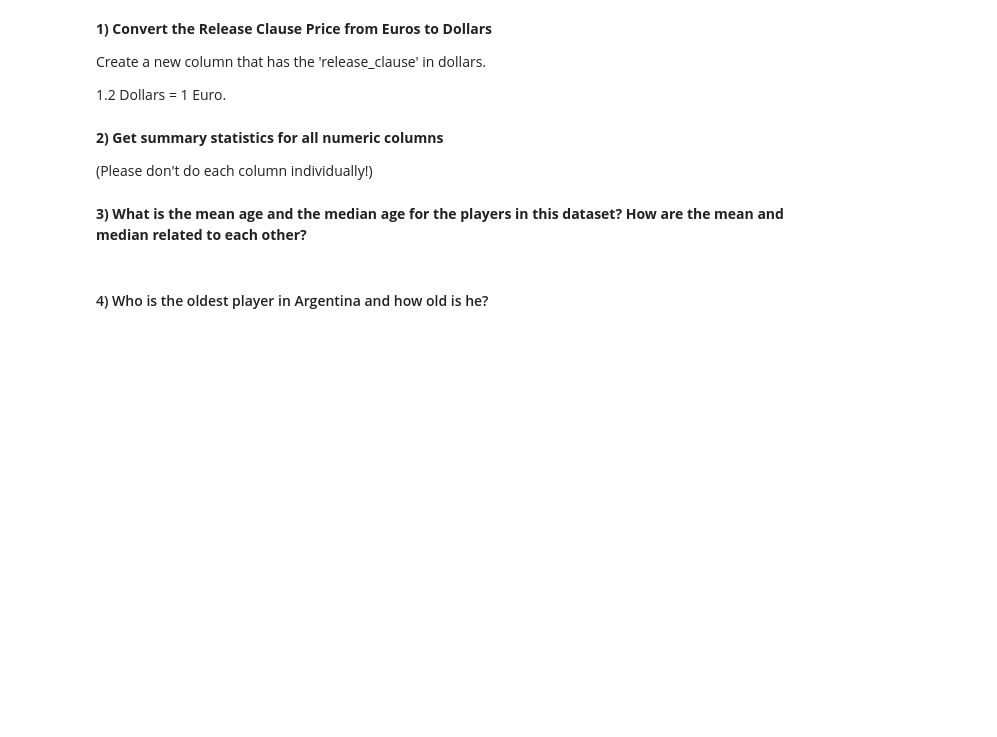
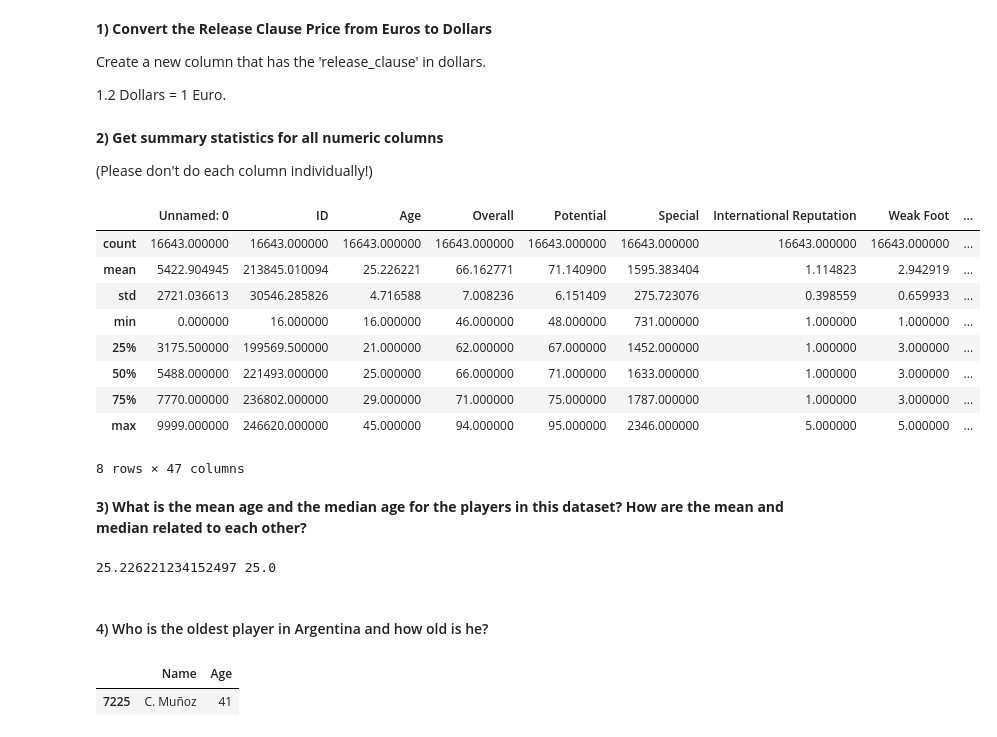
Before and after one commit to learn-co-students/chicago-ds-080519, a Jupyter notebook: Module 1/Mod 1 assessment/index.ipynb, the cells around one changed output. Cells and saved outputs as stored; diff of their text form; code cells hidden in the pictures; blank space fills up the shorter version.

```diff
--- a/Module 1/Mod 1 assessment/index.ipynb
+++ b/Module 1/Mod 1 assessment/index.ipynb
@@ -170,11 +236,24 @@ Create a new column that has the 'release_clause' in dollars.
 1.2 Dollars = 1 Euro.</b>
 # %%
 # code here to convert the column of euros to dollarss
+df["Release Clause Dollars"] = df["Release Clause"].apply(lambda x: x*1.2)
 # %% [markdown]
 <b>2) Get summary statistics for all numeric columns
 
 (Please don't do each column individually!)</b>
 # %%
 # code here
+df.describe()
+# %% [output]
+|  | Unnamed: 0 | ID | Age | Overall | Potential | Special | International Reputation | Weak Foot | ... |
+| count | 16643.000000 | 16643.000000 | 16643.000000 | 16643.000000 | 16643.000000 | 16643.000000 | 16643.000000 | 16643.000000 | ... |
+| mean | 5422.904945 | 213845.010094 | 25.226221 | 66.162771 | 71.140900 | 1595.383404 | 1.114823 | 2.942919 | ... |
+| std | 2721.036613 | 30546.285826 | 4.716588 | 7.008236 | 6.151409 | 275.723076 | 0.398559 | 0.659933 | ... |
+| min | 0.000000 | 16.000000 | 16.000000 | 46.000000 | 48.000000 | 731.000000 | 1.000000 | 1.000000 | ... |
+| 25% | 3175.500000 | 199569.500000 | 21.000000 | 62.000000 | 67.000000 | 1452.000000 | 1.000000 | 3.000000 | ... |
+| 50% | 5488.000000 | 221493.000000 | 25.000000 | 66.000000 | 71.000000 | 1633.000000 | 1.000000 | 3.000000 | ... |
+| 75% | 7770.000000 | 236802.000000 | 29.000000 | 71.000000 | 75.000000 | 1787.000000 | 1.000000 | 3.000000 | ... |
+| max | 9999.000000 | 246620.000000 | 45.000000 | 94.000000 | 95.000000 | 2346.000000 | 5.000000 | 5.000000 | ... |
+8 rows × 47 columns
 # %% [markdown]
 <b>3) What is the mean age and the median age for the players in this dataset?  How are the mean and median related to each other?</b>
@@ -184,0 +260,4 @@ Create a new column that has the 'release_clause' in dollars.
+# %%
+print(df["Age"].mean(), df["Age"].median())
+# %% [output]
+25.226221234152497 25.0
@@ -189,2 +270,8 @@ Create a new column that has the 'release_clause' in dollars.
+# %%
+# code here
+df[df["Nationality"] == "Argentina"][["Name","Age"]].sort_values(by = "Age", ascending= False)[0:1]
+# %% [output]
+|  | Name | Age |
+| 7225 | C. Muñoz | 41 |
 # %%
 # Your written answer here
```
Also changed, not shown: parts of 27 cells of this notebook.
